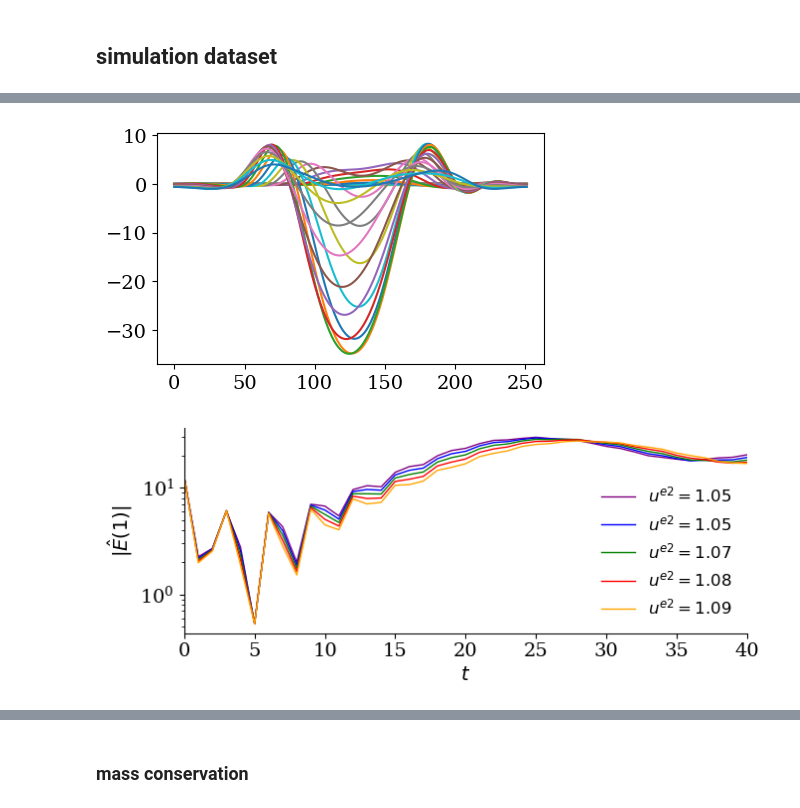
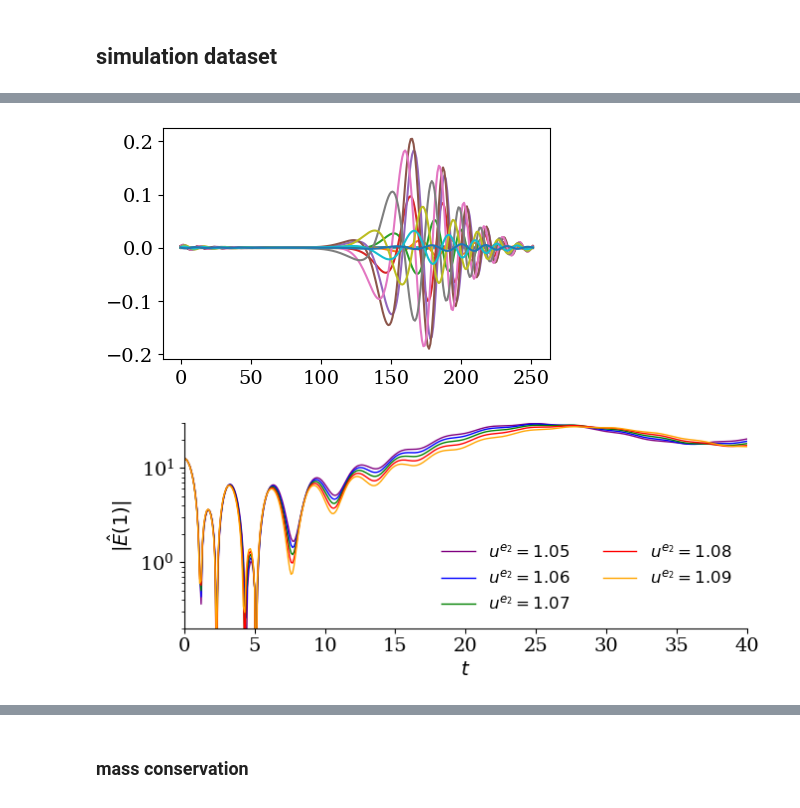
Before and after one commit to opaliss/HermiteFD-ROM, a Jupyter notebook: FOM/two_stream_instability_FOM.ipynb, the cells around one changed output, grey strips where cells are left out. Cells and saved outputs as stored; diff of their text form; code cells hidden in the pictures.

Commit message:
update SVD two stream

```diff
--- a/FOM/two_stream_instability_FOM.ipynb
+++ b/FOM/two_stream_instability_FOM.ipynb
@@ -36,8 +36,8 @@ setup = SimulationSetupTwoStreamFOM(Nx=251,
                                     alpha_e1=0.5,
                                     alpha_e2=0.5,
                                     alpha_i=np.sqrt(2 / 1836),
-                                    u_e1=-1.09,
-                                    u_e2=1.09,
+                                    u_e1=-1.07,
+                                    u_e2=1.07,
                                     u_i=0,
                                     L=2 * np.pi,
                                     dt=1e-2,
@@ -59,7 +59,7 @@ x = np.linspace(0, setup.L, setup.Nx + 1)
 # %% [markdown]
 ## simulation dataset
 # %%
-skip = 100
+skip = 10
 
 # load the simulation results
 sol_midpoint_u = np.load("../data/FOM/two_stream/sample_" + str(setup.u_e2) + "/sol_FOM_u_" + str(setup.Nv) + "_nu_" + str(setup.nu_e1) + "_" + str(setup.T0) + "_" + str(setup.T) + ".npy")[:, ::skip]
@@ -153,7 +153,7 @@ _ = plt.plot(state_e1_midpoint[25, :, :25])
 # %%
-_ = plt.plot(state_e2_midpoint[25, :, :])
+_ = plt.plot(state_e2_midpoint[240, :, ::20])
 # %% [output]
-[figure, old version]
+[figure, new version]
 # %%
 np.save("../data/FOM/two_stream/sample_" + str(setup.u_e2) + "/state_e1_midpoint.npy", state_e1_midpoint[:, :, :])
 np.save("../data/FOM/two_stream/sample_" + str(setup.u_e2) + "/state_e2_midpoint.npy", state_e2_midpoint[:, :, :])
@@ -178,23 +178,24 @@ E1_12 = np.load("../data/FOM/two_stream/sample_1.2/sol_midpoint_E1_" + str(setup
 # %%
 # plot the electric field damping rate
 fig, ax = plt.subplots(figsize=(7, 3))
-ax.plot(sol_midpoint_t, E1_105, "-", c="purple", linewidth=1, label="$u^{e2}=1.05$")
-ax.plot(sol_midpoint_t, E1_106, "-", c="blue", linewidth=1, label="$u^{e2}=1.05$")
-ax.plot(sol_midpoint_t, E1_107, "-", c="green", linewidth=1, label="$u^{e2}=1.07$")
-ax.plot(sol_midpoint_t, E1_108, "-", c="red", linewidth=1, label="$u^{e2}=1.08$")
-ax.plot(sol_midpoint_t, E1_109, "-", c="orange", linewidth=1, label="$u^{e2}=1.09$")
+ax.plot(sol_midpoint_t, E1_105, "-", c="purple", linewidth=1, label="$u^{e_{2}}=1.05$")
+ax.plot(sol_midpoint_t, E1_106, "-", c="blue", linewidth=1, label="$u^{e_{2}}=1.06$")
+ax.plot(sol_midpoint_t, E1_107, "-", c="green", linewidth=1, label="$u^{e_{2}}=1.07$")
+ax.plot(sol_midpoint_t, E1_108, "-", c="red", linewidth=1, label="$u^{e_{2}}=1.08$")
+ax.plot(sol_midpoint_t, E1_109, "-", c="orange", linewidth=1, label="$u^{e_{2}}=1.09$")
 ax.set_yscale("log")
 ax.spines['right'].set_visible(False)
 ax.spines['top'].set_visible(False)
 ax.set_ylabel("$|\hat{E}(1)|$")
 ax.set_xlabel("$ t$")
 ax.set_xlim(0, setup.T)
-legend = ax.legend(ncols=1, fancybox=False, shadow=False, fontsize=12, loc='lower right')
+ax.set_ylim(2e-1, 30)
+legend = ax.legend(ncols=2, fancybox=False, shadow=False, fontsize=12, loc='lower right')
 legend.get_frame().set_alpha(0)
 plt.tight_layout()
-#plt.savefig("../figs/FOM/two_stream/electric_field_damping_rate_" + str(setup.Nv) + ".png", dpi=600)
+plt.savefig("../figs/FOM/two_stream/electric_field_parameteric" + str(setup.Nv) + ".png", dpi=600)
 # %% [output]
-[figure, old version]
+[figure, new version]
 # %%
 # fig, ax = plt.subplots(figsize=(6, 4), dpi = 500)
 
```
Also changed, not shown: parts of 14 cells of this notebook, 7 other files.
